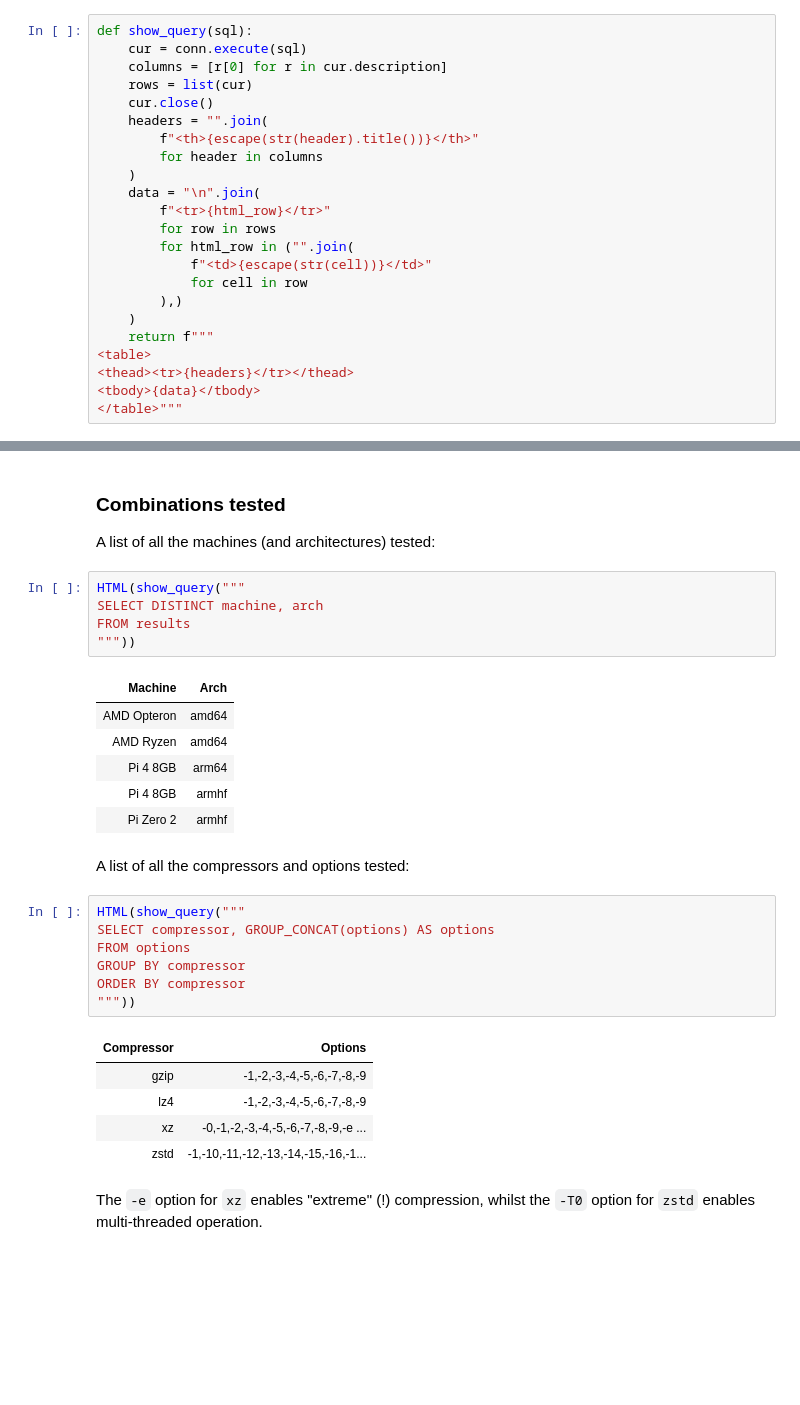
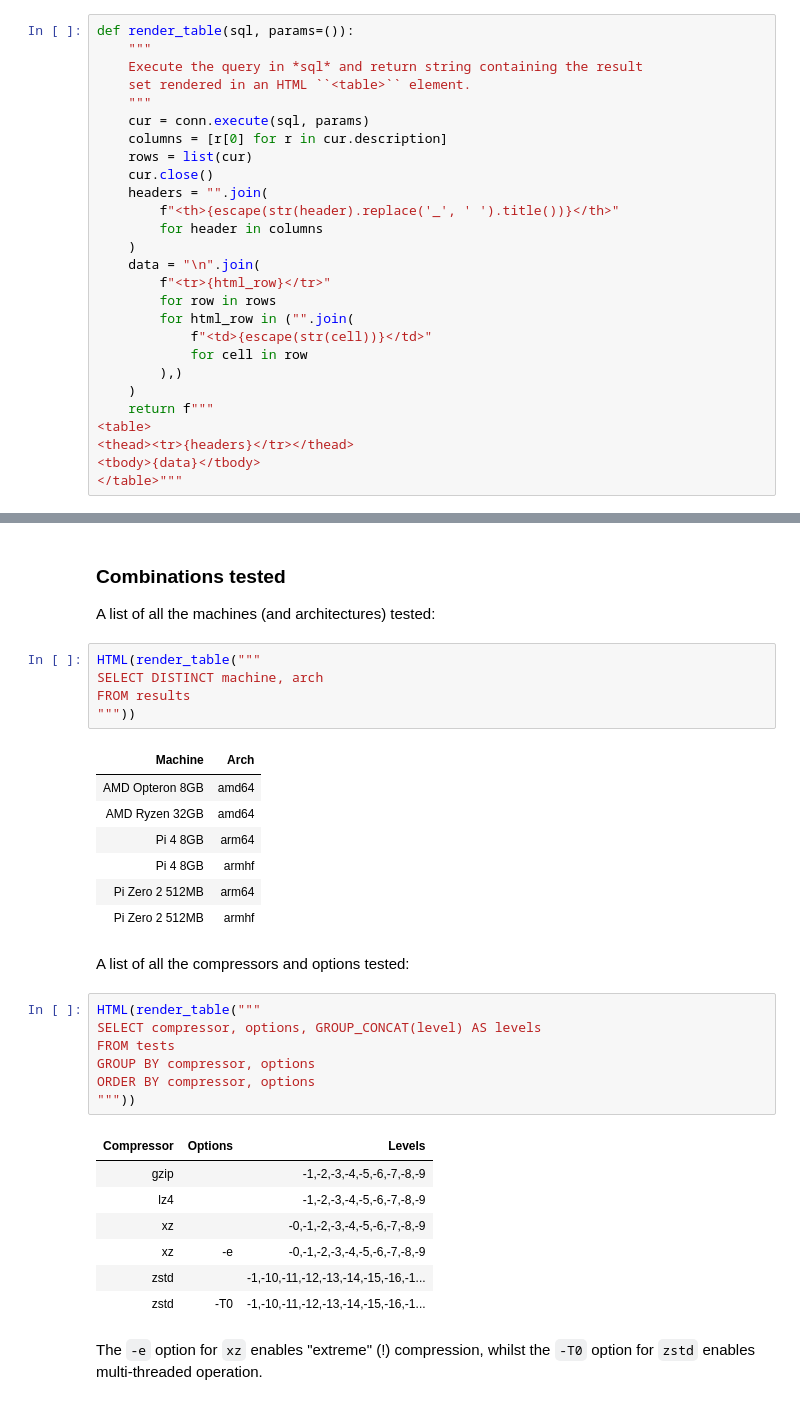
Before and after one commit to waveform80/compression, a Jupyter notebook: analysis.ipynb, the cells around one changed output, grey strips where cells are left out. Saved outputs shown, nothing was run; the diff lists cells and outputs as text; blank space fills up the shorter version.

```diff
--- a/analysis.ipynb
+++ b/analysis.ipynb
@@ -52,11 +24,15 @@ conn = sqlite3.connect('compression.db')
 # %%
-def show_query(sql):
-    cur = conn.execute(sql)
+def render_table(sql, params=()):
+    """
+    Execute the query in *sql* and return string containing the result
+    set rendered in an HTML ``<table>`` element.
+    """
+    cur = conn.execute(sql, params)
     columns = [r[0] for r in cur.description]
     rows = list(cur)
     cur.close()
     headers = "".join(
-        f"<th>{escape(str(header).title())}</th>"
+        f"<th>{escape(str(header).replace('_', ' ').title())}</th>"
         for header in columns
     )
     data = "\n".join(
@@ -77,32 +128,35 @@ def show_query(sql):
 
 A list of all the machines (and architectures) tested:
 # %%
-HTML(show_query("""
+HTML(render_table("""
 SELECT DISTINCT machine, arch
 FROM results
 """))
 # %% [output]
 | Machine | Arch |
-| AMD Opteron | amd64 |
-| AMD Ryzen | amd64 |
+| AMD Opteron 8GB | amd64 |
+| AMD Ryzen 32GB | amd64 |
 | Pi 4 8GB | arm64 |
 | Pi 4 8GB | armhf |
-| Pi Zero 2 | armhf |
+| Pi Zero 2 512MB | arm64 |
+| Pi Zero 2 512MB | armhf |
 # %% [markdown]
 A list of all the compressors and options tested:
 # %%
-HTML(show_query("""
-SELECT compressor, GROUP_CONCAT(options) AS options
-FROM options
-GROUP BY compressor
-ORDER BY compressor
+HTML(render_table("""
+SELECT compressor, options, GROUP_CONCAT(level) AS levels
+FROM tests
+GROUP BY compressor, options
+ORDER BY compressor, options
 """))
 # %% [output]
-| Compressor | Options |
-| gzip | -1,-2,-3,-4,-5,-6,-7,-8,-9 |
-| lz4 | -1,-2,-3,-4,-5,-6,-7,-8,-9 |
-| xz | -0,-1,-2,-3,-4,-5,-6,-7,-8,-9,-e ... |
-| zstd | -1,-10,-11,-12,-13,-14,-15,-16,-1... |
+| Compressor | Options | Levels |
+| gzip |  | -1,-2,-3,-4,-5,-6,-7,-8,-9 |
+| lz4 |  | -1,-2,-3,-4,-5,-6,-7,-8,-9 |
+| xz |  | -0,-1,-2,-3,-4,-5,-6,-7,-8,-9 |
+| xz | -e | -0,-1,-2,-3,-4,-5,-6,-7,-8,-9 |
+| zstd |  | -1,-10,-11,-12,-13,-14,-15,-16,-1... |
+| zstd | -T0 | -1,-10,-11,-12,-13,-14,-15,-16,-1... |
 # %% [markdown]
 The ``-e`` option for ``xz`` enables "extreme" (!) compression, whilst the ``-T0`` option for ``zstd`` enables multi-threaded operation.
 # %% [markdown]
```
Also changed, not shown: parts of 27 cells of this notebook, 2 other files.
